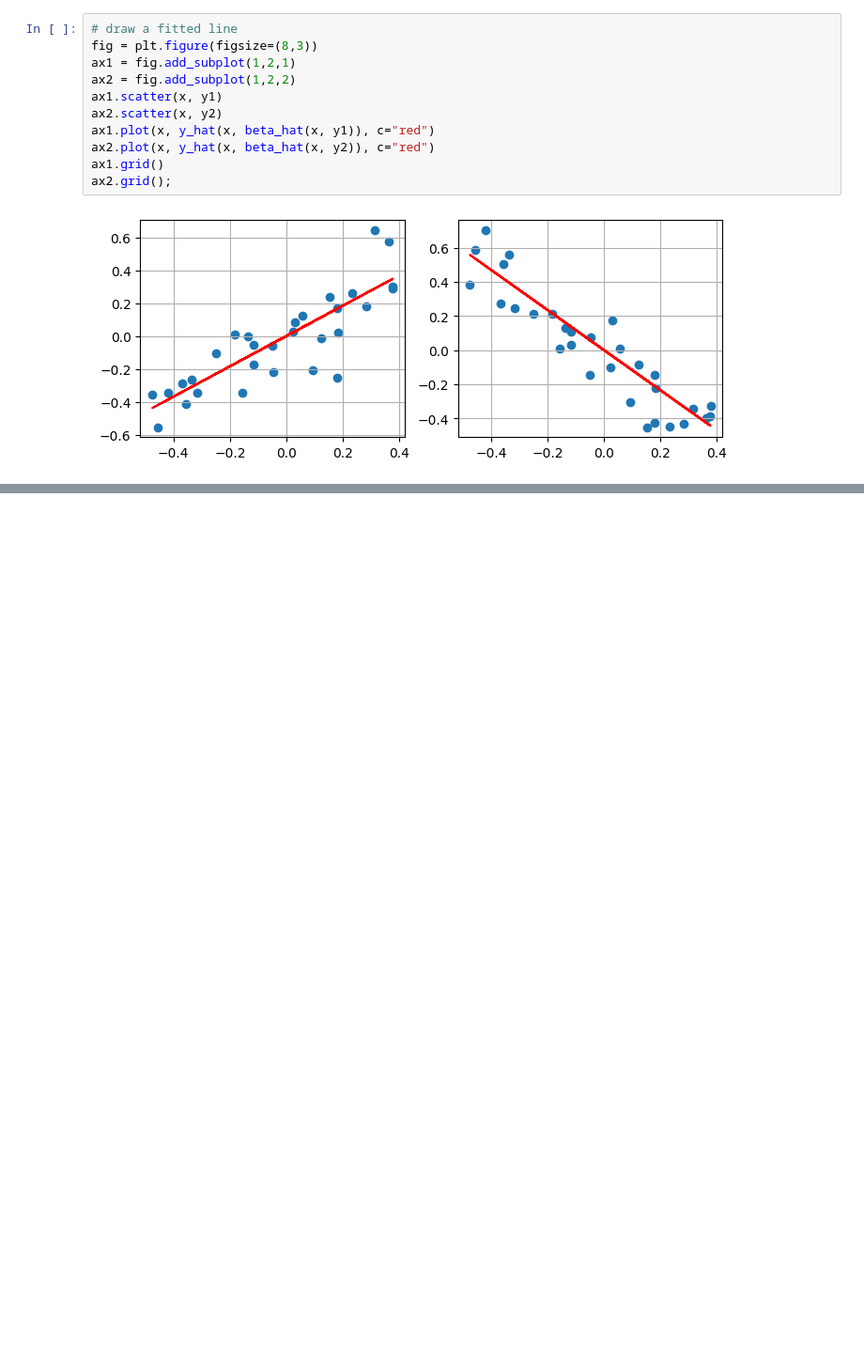
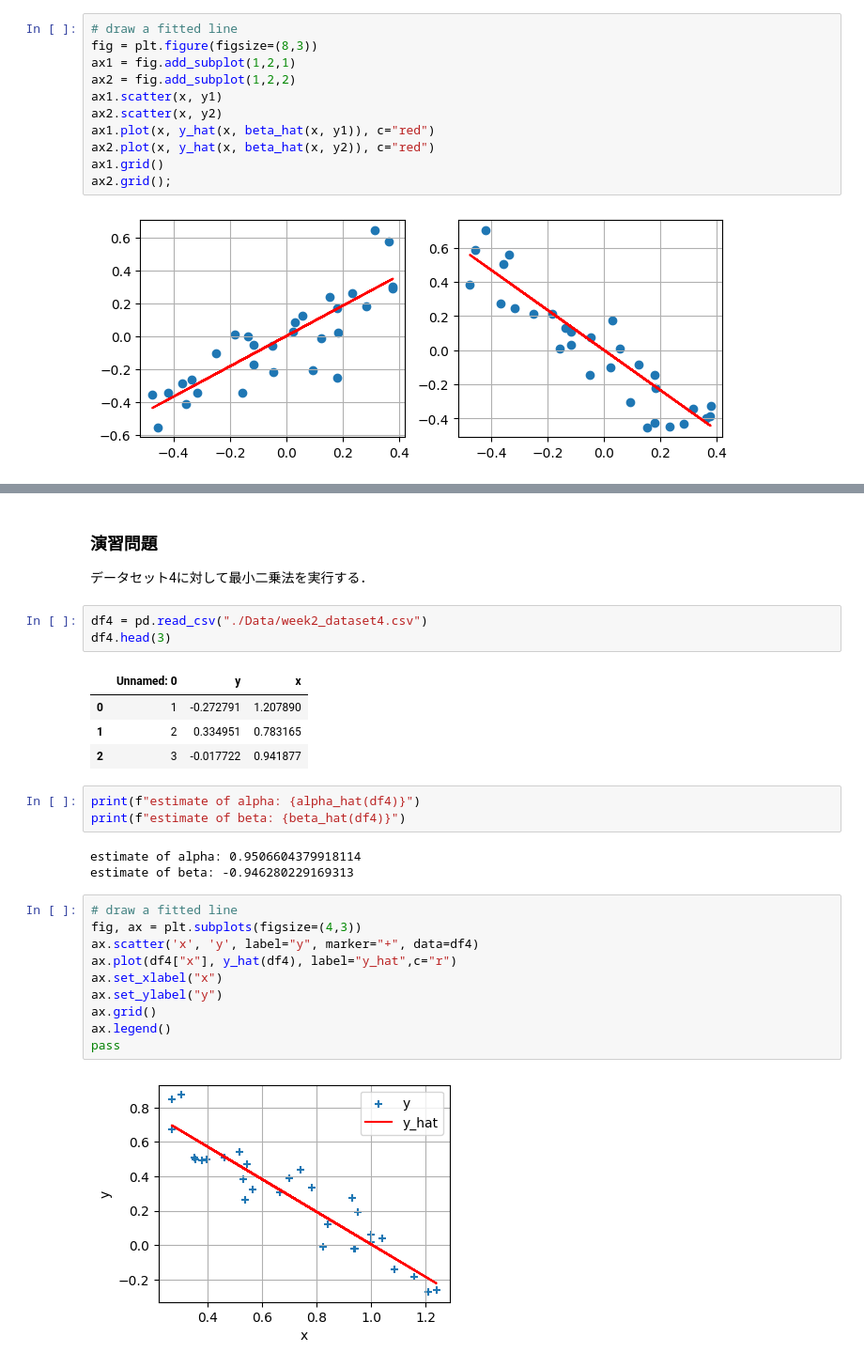
Before and after one commit to Nagayu71/Econometrics-B, a Jupyter notebook: week2_OLS_basics.ipynb, the cells around one changed output, grey strips where cells are left out. Shown at 94% size. Drawn from its saved outputs; the diff is of its cells as text; blank space fills up the shorter version.

```diff
--- a/week2_OLS_basics.ipynb
+++ b/week2_OLS_basics.ipynb
@@ -89,0 +171,29 @@ ax2.grid();
+# %% [markdown]
+### 演習問題
+データセット4に対して最小二乗法を実行する．
+# %%
+df4 = pd.read_csv("./Data/week2_dataset4.csv")
+df4.head(3)
+# %% [output]
+|  | Unnamed: 0 | y | x |
+| 0 | 1 | -0.272791 | 1.207890 |
+| 1 | 2 | 0.334951 | 0.783165 |
+| 2 | 3 | -0.017722 | 0.941877 |
+# %%
+print(f"estimate of alpha: {alpha_hat(df4)}")
+print(f"estimate of beta: {beta_hat(df4)}")
+# %% [output]
+estimate of alpha: 0.9506604379918114
+estimate of beta: -0.946280229169313
+# %%
+# draw a fitted line
+fig, ax = plt.subplots(figsize=(4,3))
+ax.scatter('x', 'y', label="y", marker="+", data=df4)
+ax.plot(df4["x"], y_hat(df4), label="y_hat",c="r")
+ax.set_xlabel("x")
+ax.set_ylabel("y")
+ax.grid()
+ax.legend()
+pass
+# %% [output]
+[figure, added]
```
Also changed, not shown: parts of 9 cells of this notebook.
